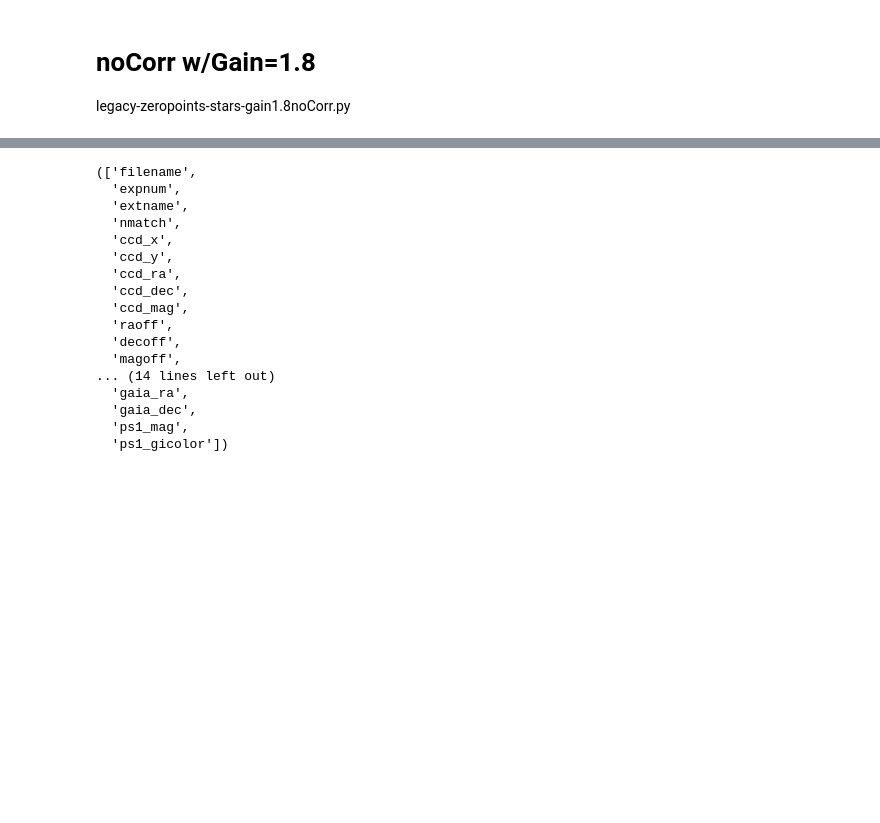
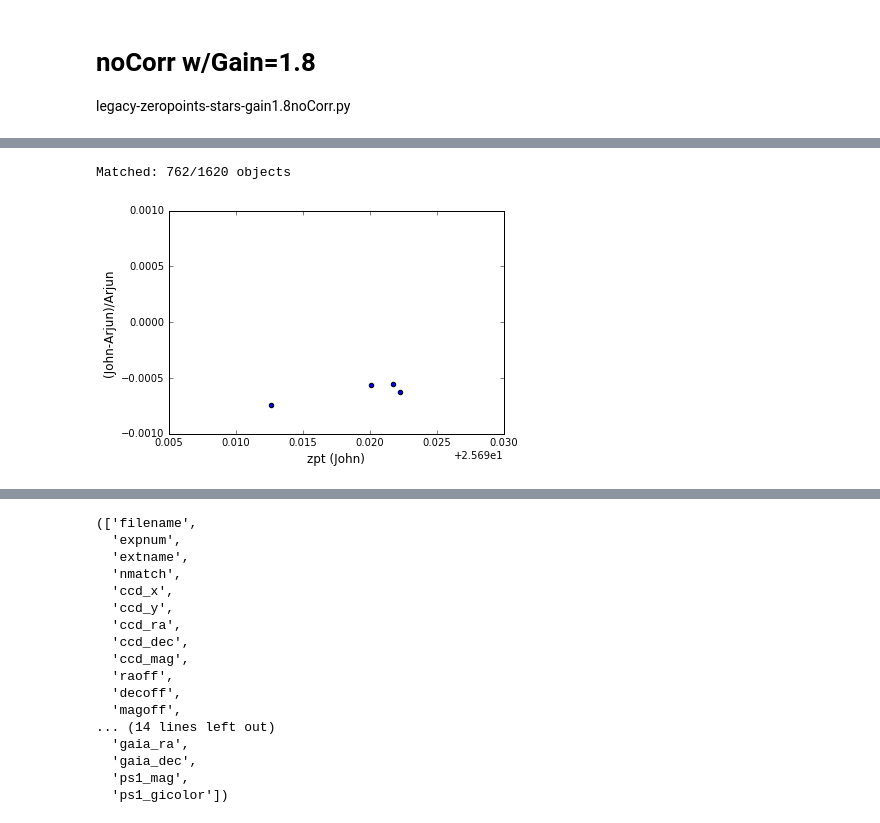
Before and after one commit to legacysurvey/legacypipe, a Jupyter notebook: py/legacyccds/legacy-zeropoints.ipynb, the cells around one changed output, grey strips where cells are left out. Cells and saved outputs as stored; diff of their text form; code cells hidden in the pictures; blank space fills up the shorter version.

```diff
--- a/py/legacyccds/legacy-zeropoints.ipynb
+++ b/py/legacyccds/legacy-zeropoints.ipynb
@@ -345,0 +422,25 @@ mzls_color= j_stars.get('colorterm')[imatch['obs']]
+# %%
+mydir='/global/homes/k/kaylanb/repos/thesis_code/zeropoints/data/bok'
+suffix='ksb_160211_123455_ooi_g_v1.fits'
+a=fits_table(os.path.join(mydir,'arjun','zeropoint-'+suffix))
+a_stars=fits_table(os.path.join(mydir,'arjun','matches-'+suffix))
+j=fits_table(os.path.join(mydir,'kay1/','blahzeropoint-'+suffix))
+j_stars=fits_table(os.path.join(mydir,'kay1/','blahzeropoint-'+suffix.replace('.fits','-stars.fits')))
+
+import theValidator.catalogues as cats
+for key in ['ra','dec']:
+    a_stars.set(key,a_stars.get('ccd_%s' % key))
+#     j.set(key,j.get('ccd_%s' % key))
+imatch,imiss,d2d= cats.Matcher().match_within(a_stars,j_stars)
+# %% [output]
+Matched: 762/1620 objects
+# %%
+arjun= a.get('ccdzpt')
+john= j.get('zpt')
+y= (john-arjun)/arjun
+plt.scatter(john,y)
+plt.ylim(-0.001,0.001)
+xlab=plt.xlabel('zpt (John)',fontsize='large')
+ylab=plt.ylabel('(John-Arjun)/Arjun',fontsize='large')
+# %% [output]
+[figure, added]
```
Also changed, not shown: parts of 43 cells of this notebook, 4 other files.
